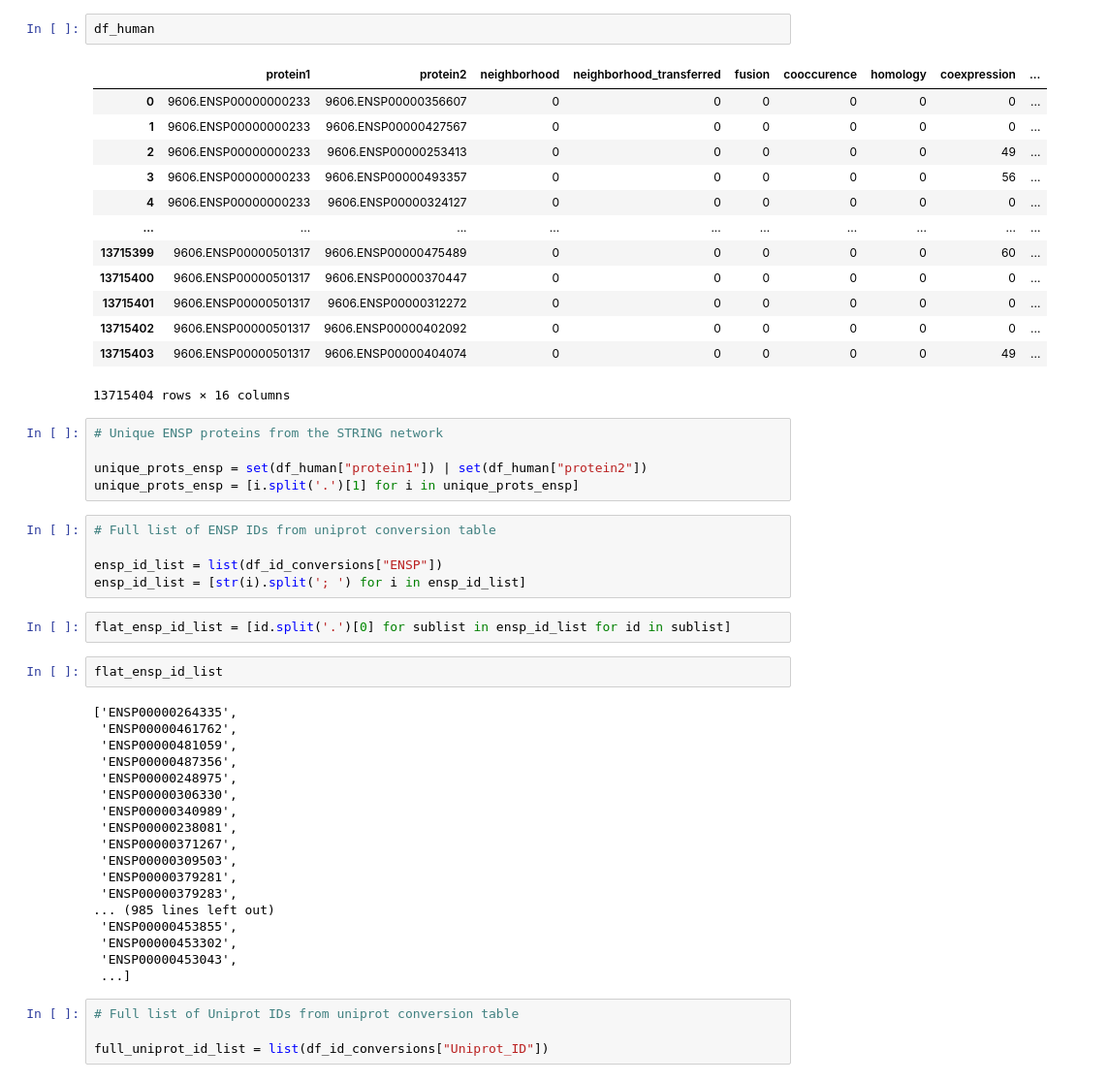
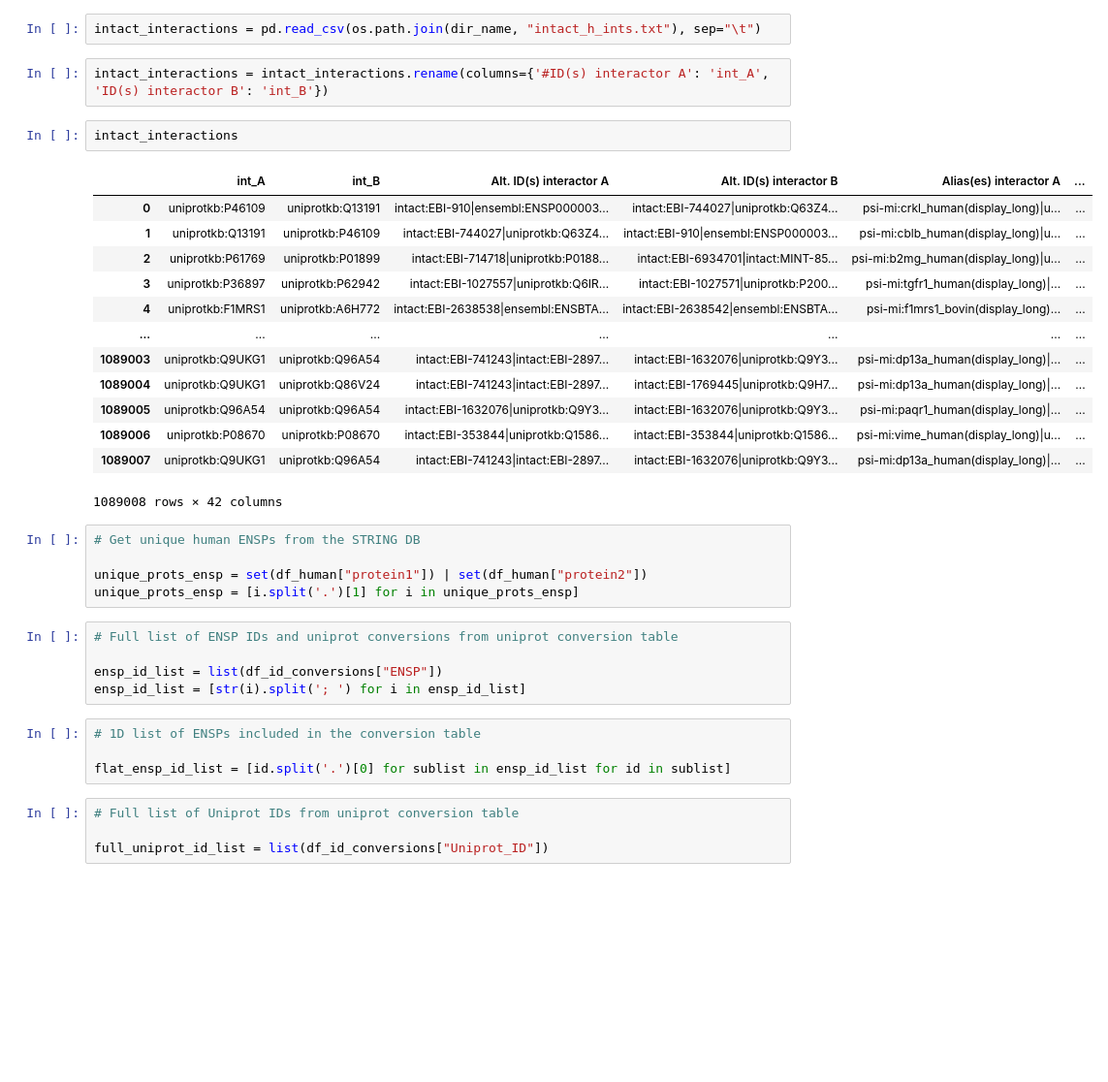
Before and after one commit to tim-stocker/viral_interact, a Jupyter notebook: Notebooks/rvfv.ipynb, the cells around one changed output. Shown at 97% size. Saved outputs shown, nothing was run; the diff lists cells and outputs as text; blank space fills up the shorter version.

Commit message:
Wrapped IntAct and Uniprot interactions into analysis

```diff
--- a/Notebooks/rvfv.ipynb
+++ b/Notebooks/rvfv.ipynb
@@ -48,51 +35,37 @@ uniprot_ids
-# %%
-df_human
-# %% [output]
-|  | protein1 | protein2 | neighborhood | neighborhood_transferred | fusion | cooccurence | homology | coexpression | ... |
-| 0 | 9606.ENSP00000000233 | 9606.ENSP00000356607 | 0 | 0 | 0 | 0 | 0 | 0 | ... |
-| 1 | 9606.ENSP00000000233 | 9606.ENSP00000427567 | 0 | 0 | 0 | 0 | 0 | 0 | ... |
-| 2 | 9606.ENSP00000000233 | 9606.ENSP00000253413 | 0 | 0 | 0 | 0 | 0 | 49 | ... |
-| 3 | 9606.ENSP00000000233 | 9606.ENSP00000493357 | 0 | 0 | 0 | 0 | 0 | 56 | ... |
-| 4 | 9606.ENSP00000000233 | 9606.ENSP00000324127 | 0 | 0 | 0 | 0 | 0 | 0 | ... |
-| ... | ... | ... | ... | ... | ... | ... | ... | ... | ... |
-| 13715399 | 9606.ENSP00000501317 | 9606.ENSP00000475489 | 0 | 0 | 0 | 0 | 0 | 60 | ... |
-| 13715400 | 9606.ENSP00000501317 | 9606.ENSP00000370447 | 0 | 0 | 0 | 0 | 0 | 0 | ... |
-| 13715401 | 9606.ENSP00000501317 | 9606.ENSP00000312272 | 0 | 0 | 0 | 0 | 0 | 0 | ... |
-| 13715402 | 9606.ENSP00000501317 | 9606.ENSP00000402092 | 0 | 0 | 0 | 0 | 0 | 0 | ... |
-| 13715403 | 9606.ENSP00000501317 | 9606.ENSP00000404074 | 0 | 0 | 0 | 0 | 0 | 49 | ... |
-13715404 rows × 16 columns
+# %%
+intact_interactions = pd.read_csv(os.path.join(dir_name, "intact_h_ints.txt"), sep="\t")
+# %%
+intact_interactions = intact_interactions.rename(columns={'#ID(s) interactor A': 'int_A', 'ID(s) interactor B': 'int_B'})
+# %%
+intact_interactions
+# %% [output]
+|  | int_A | int_B | Alt. ID(s) interactor A | Alt. ID(s) interactor B | Alias(es) interactor A | ... |
+| 0 | uniprotkb:P46109 | uniprotkb:Q13191 | intact:EBI-910|ensembl:ENSP000003... | intact:EBI-744027|uniprotkb:Q63Z4... | psi-mi:crkl_human(display_long)|u... | ... |
+| 1 | uniprotkb:Q13191 | uniprotkb:P46109 | intact:EBI-744027|uniprotkb:Q63Z4... | intact:EBI-910|ensembl:ENSP000003... | psi-mi:cblb_human(display_long)|u... | ... |
+| 2 | uniprotkb:P61769 | uniprotkb:P01899 | intact:EBI-714718|uniprotkb:P0188... | intact:EBI-6934701|intact:MINT-85... | psi-mi:b2mg_human(display_long)|u... | ... |
+| 3 | uniprotkb:P36897 | uniprotkb:P62942 | intact:EBI-1027557|uniprotkb:Q6IR... | intact:EBI-1027571|uniprotkb:P200... | psi-mi:tgfr1_human(display_long)|... | ... |
+| 4 | uniprotkb:F1MRS1 | uniprotkb:A6H772 | intact:EBI-2638538|ensembl:ENSBTA... | intact:EBI-2638542|ensembl:ENSBTA... | psi-mi:f1mrs1_bovin(display_long)... | ... |
+| ... | ... | ... | ... | ... | ... | ... |
+| 1089003 | uniprotkb:Q9UKG1 | uniprotkb:Q96A54 | intact:EBI-741243|intact:EBI-2897... | intact:EBI-1632076|uniprotkb:Q9Y3... | psi-mi:dp13a_human(display_long)|... | ... |
+| 1089004 | uniprotkb:Q9UKG1 | uniprotkb:Q86V24 | intact:EBI-741243|intact:EBI-2897... | intact:EBI-1769445|uniprotkb:Q9H7... | psi-mi:dp13a_human(display_long)|... | ... |
+| 1089005 | uniprotkb:Q96A54 | uniprotkb:Q96A54 | intact:EBI-1632076|uniprotkb:Q9Y3... | intact:EBI-1632076|uniprotkb:Q9Y3... | psi-mi:paqr1_human(display_long)|... | ... |
+| 1089006 | uniprotkb:P08670 | uniprotkb:P08670 | intact:EBI-353844|uniprotkb:Q1586... | intact:EBI-353844|uniprotkb:Q1586... | psi-mi:vime_human(display_long)|u... | ... |
+| 1089007 | uniprotkb:Q9UKG1 | uniprotkb:Q96A54 | intact:EBI-741243|intact:EBI-2897... | intact:EBI-1632076|uniprotkb:Q9Y3... | psi-mi:dp13a_human(display_long)|... | ... |
+1089008 rows × 42 columns
 # %%
-# Unique ENSP proteins from the STRING network
+# Get unique human ENSPs from the STRING DB
 
 unique_prots_ensp = set(df_human["protein1"]) | set(df_human["protein2"])
 unique_prots_ensp = [i.split('.')[1] for i in unique_prots_ensp]
 # %%
-# Full list of ENSP IDs from uniprot conversion table
+# Full list of ENSP IDs and uniprot conversions from uniprot conversion table
 
 ensp_id_list = list(df_id_conversions["ENSP"])
 ensp_id_list = [str(i).split('; ') for i in ensp_id_list]
 # %%
+# 1D list of ENSPs included in the conversion table
+
 flat_ensp_id_list = [id.split('.')[0] for sublist in ensp_id_list for id in sublist]
-# %%
-flat_ensp_id_list
-# %% [output]
-['ENSP00000264335',
- 'ENSP00000461762',
- 'ENSP00000481059',
- 'ENSP00000487356',
- 'ENSP00000248975',
- 'ENSP00000306330',
- 'ENSP00000340989',
- 'ENSP00000238081',
- 'ENSP00000371267',
- 'ENSP00000309503',
- 'ENSP00000379281',
- 'ENSP00000379283',
-... (985 lines left out)
- 'ENSP00000453855',
- 'ENSP00000453302',
- 'ENSP00000453043',
- ...]
 # %%
 # Full list of Uniprot IDs from uniprot conversion table
 
```
Also changed, not shown: parts of 58 cells of this notebook.
